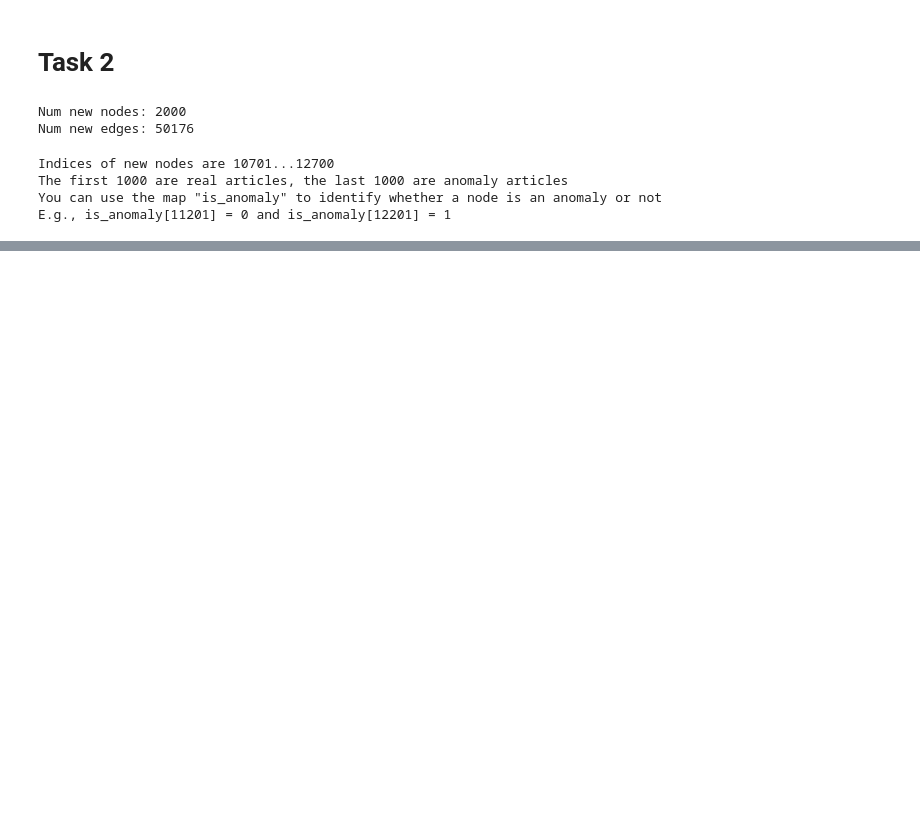
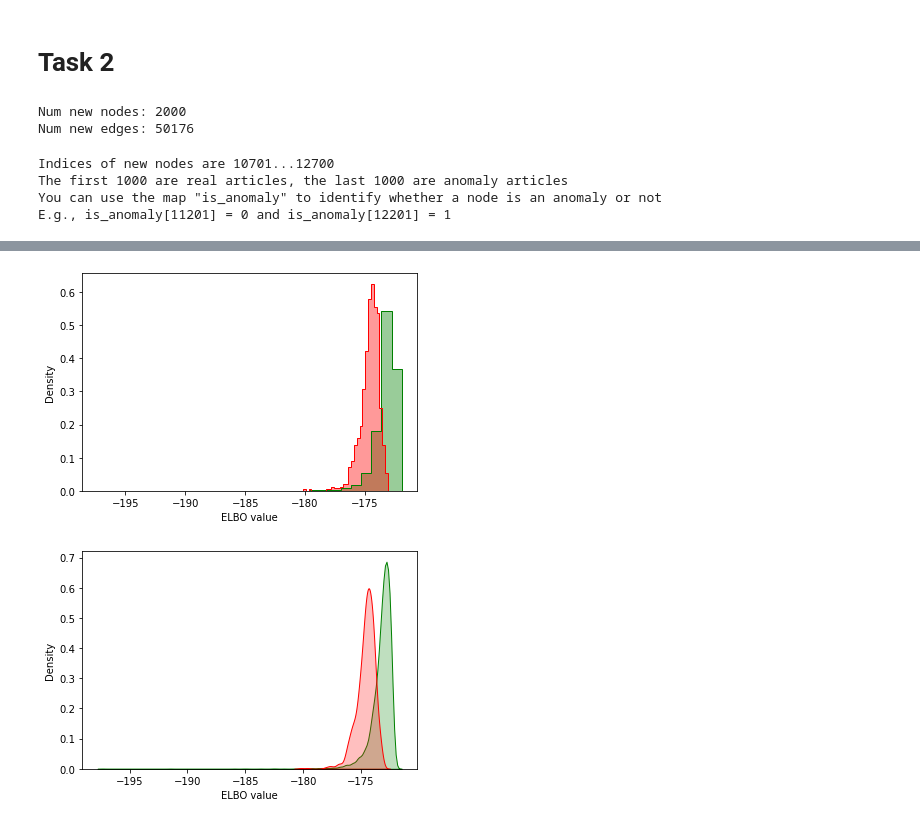
Before and after one commit to yangyang-pro/2AMM10-Assignments, a Jupyter notebook: assignment2/workbook-A2.ipynb, the cells around one changed output, grey strips where cells are left out. Cells and saved outputs as stored; diff of their text form; code cells hidden in the pictures; blank space fills up the shorter version.

```diff
--- a/assignment2/workbook-A2.ipynb
+++ b/assignment2/workbook-A2.ipynb
@@ -293,2 +388,48 @@ E.g., is_anomaly[11201] = 0 and is_anomaly[12201] = 1
+# %%
+def elbo_elementwise(x, x_reconstr, mu, log_sigma):
+    reconstr_loss = torch.sum(nn.functional.mse_loss(x_reconstr, x, reduction='none'), dim=1)
+    constant_term = input_dim * 0.5 * np.log(np.pi)  # assuming sigma=1/sqrt(2)
+    kl_loss = 0.5 * torch.sum(mu.pow(2) + (2*log_sigma).exp() - 2*log_sigma - 1, dim=1)
+    elbo = - reconstr_loss - constant_term - kl_loss
+    return elbo, reconstr_loss, kl_loss
+# %%
+elbos_normal = []
+elbos_anomaly = []
+with torch.no_grad():
+    x_reconstr, mu, log_sigma = vae(x_normal, edge_index_normal)
+    elbo, _, _ = elbo_elementwise(x_normal, x_reconstr, mu, log_sigma)
+    elbos_normal.append(elbo.cpu().numpy())
+
+    x_reconstr, mu, log_sigma = vae(x_all, edge_index_all)
+    elbo, _, _ = elbo_elementwise(x_all[-1000:], x_reconstr[-1000:], mu[-1000:], log_sigma[-1000:])
+    elbos_anomaly.append(elbo.cpu().numpy())
+
+elbos_normal = np.concatenate(elbos_normal)  # loss values represent *negative* ELBO values
+elbos_anomaly = np.concatenate(elbos_anomaly)
+# %%
+import seaborn as sns
+
+def density_histogram(neg, pos, bins=30, alpha=0.4):
+    plt.figure()
+    plt.hist(neg, bins=bins, density=True, histtype="bar", color="g", alpha=alpha)
+    plt.hist(neg, bins=bins, density=True, histtype="step", color="g", alpha=1)
+    plt.hist(pos, bins=bins, density=True, histtype="bar", color="r", alpha=alpha)
+    plt.hist(pos, bins=bins, density=True, histtype="step", color="r", alpha=1)
+    plt.xlabel("ELBO value")
+    plt.ylabel("Density")
+    plt.show()
+
+def density_plot(neg, pos):
+    plt.figure()
+    sns.kdeplot(neg, shade=True, color="g")
+    sns.kdeplot(pos, shade=True, color="r")
+    plt.xlabel("ELBO value")
+    plt.ylabel("Density")
+
+density_histogram(elbos_normal, elbos_anomaly)
+density_plot(elbos_normal, elbos_anomaly)
+# %% [output]
+[figure, added]
+[figure, added]
 # %%
 ## Evaluate the anomaly detection model ##
```
Also changed, not shown: parts of 7 cells of this notebook.
